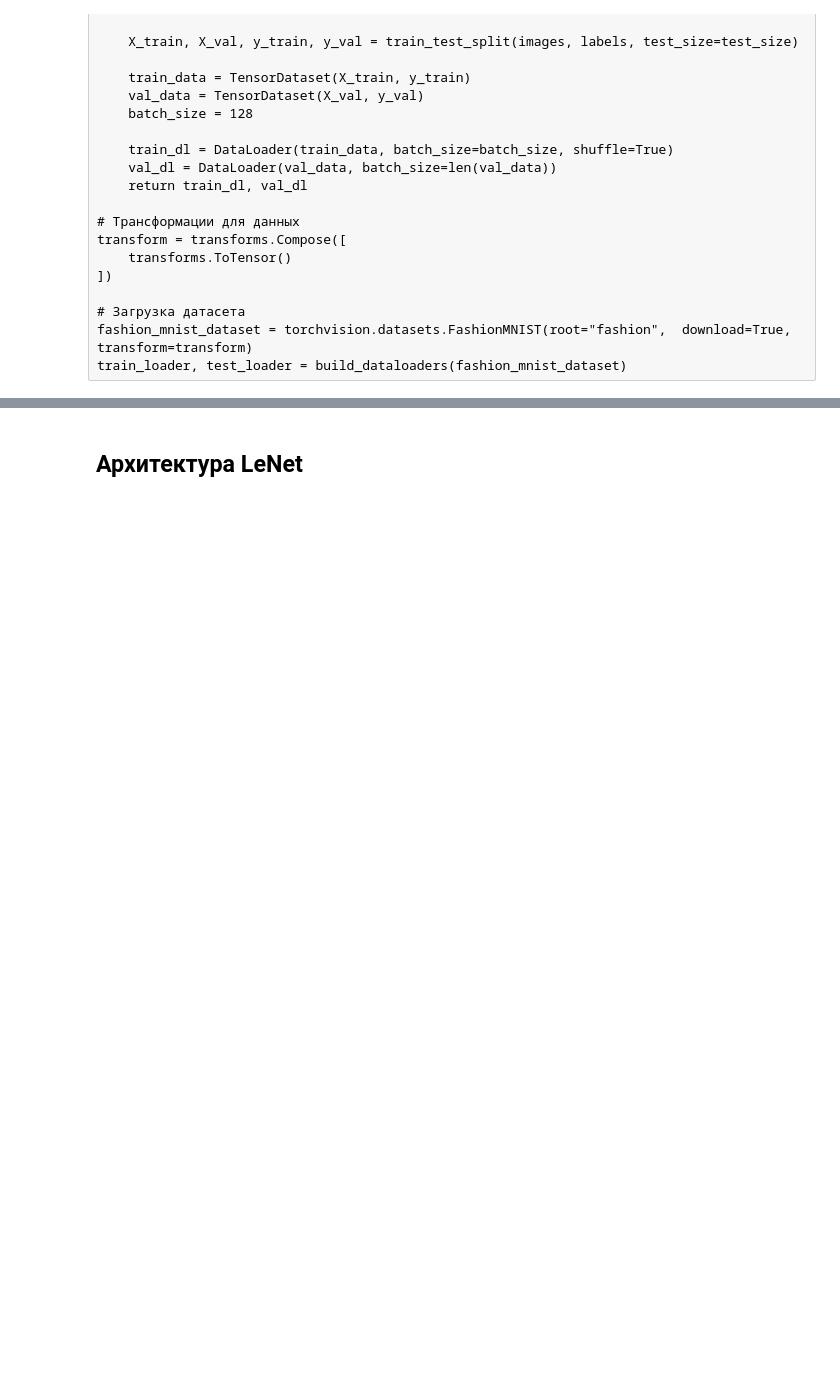
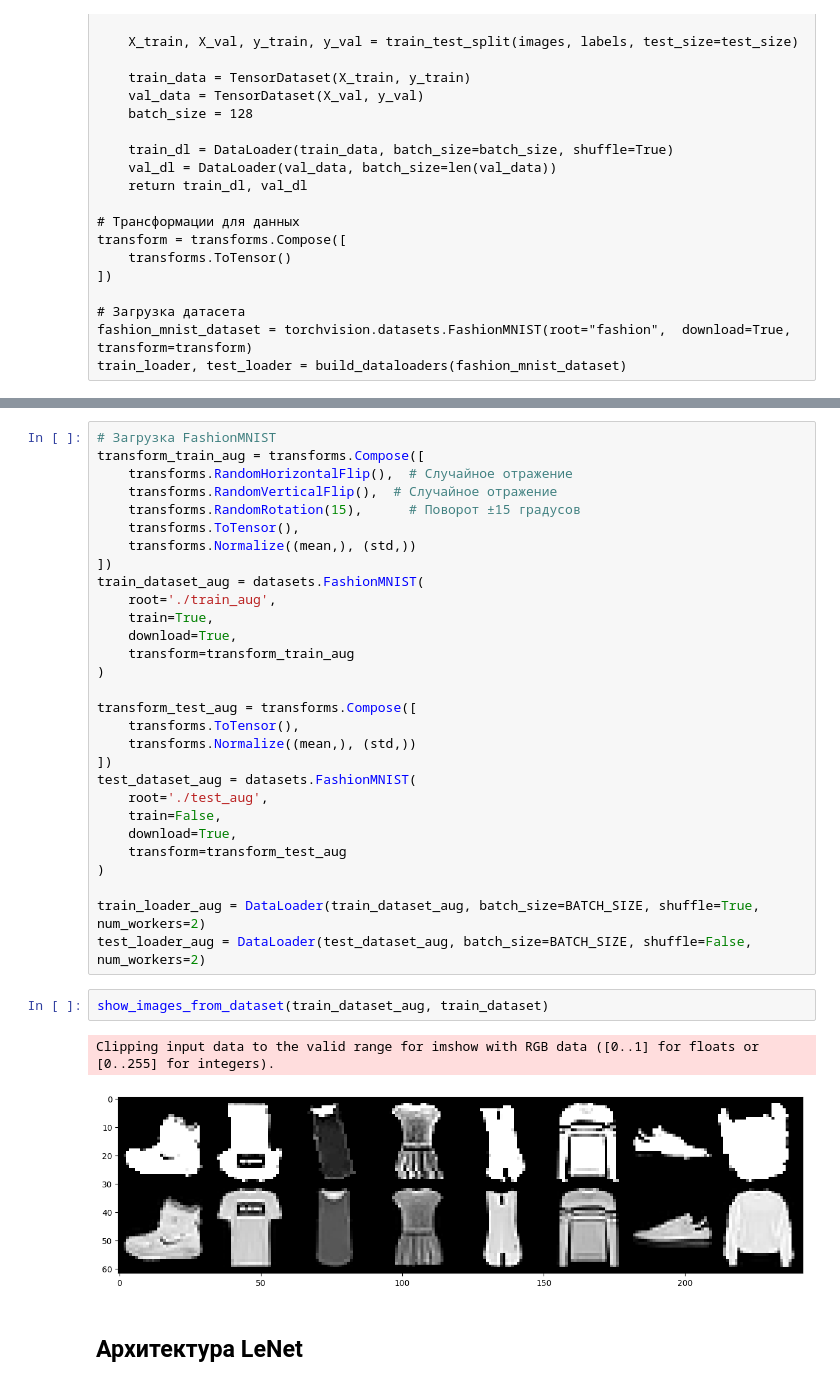
Before and after one commit to igel2000/ml-inno-hw, a Jupyter notebook: 4. Deep Learning/4.02.2 Свертка, каскад сверток. Слои нейронной сети/hw_conv.ipynb, the cells around one changed output, grey strips where cells are left out. Drawn from its saved outputs; the diff is of its cells as text; blank space fills up the shorter version.

```diff
--- a/4. Deep Learning/4.02.2 Свертка, каскад сверток. Слои нейронной сети/hw_conv.ipynb
+++ b/4. Deep Learning/4.02.2 Свертка, каскад сверток. Слои нейронной сети/hw_conv.ipynb
@@ -90,3 +134,37 @@ plt.imshow(grid.permute(1, 2, 0));
+# %%
+# Загрузка FashionMNIST
+transform_train_aug = transforms.Compose([
+    transforms.RandomHorizontalFlip(),  # Случайное отражение
+    transforms.RandomVerticalFlip(),  # Случайное отражение
+    transforms.RandomRotation(15),      # Поворот ±15 градусов
+    transforms.ToTensor(),
+    transforms.Normalize((mean,), (std,))
+])
+train_dataset_aug = datasets.FashionMNIST(
+    root='./train_aug',
+    train=True,
+    download=True,
+    transform=transform_train_aug
+)
+
+transform_test_aug = transforms.Compose([
+    transforms.ToTensor(),
+    transforms.Normalize((mean,), (std,))
+])
+test_dataset_aug = datasets.FashionMNIST(
+    root='./test_aug',
+    train=False,
+    download=True,
+    transform=transform_test_aug
+)
+
+train_loader_aug = DataLoader(train_dataset_aug, batch_size=BATCH_SIZE, shuffle=True, num_workers=2)
+test_loader_aug = DataLoader(test_dataset_aug, batch_size=BATCH_SIZE, shuffle=False, num_workers=2)
+# %%
+show_images_from_dataset(train_dataset_aug, train_dataset)
+# %% [output]
+Clipping input data to the valid range for imshow with RGB data ([0..1] for floats or [0..255] for integers).
+[figure, added]
 # %% [markdown]
 ## Архитектура LeNet
 
```
Also changed, not shown: parts of 29 cells of this notebook, 8 other files.
